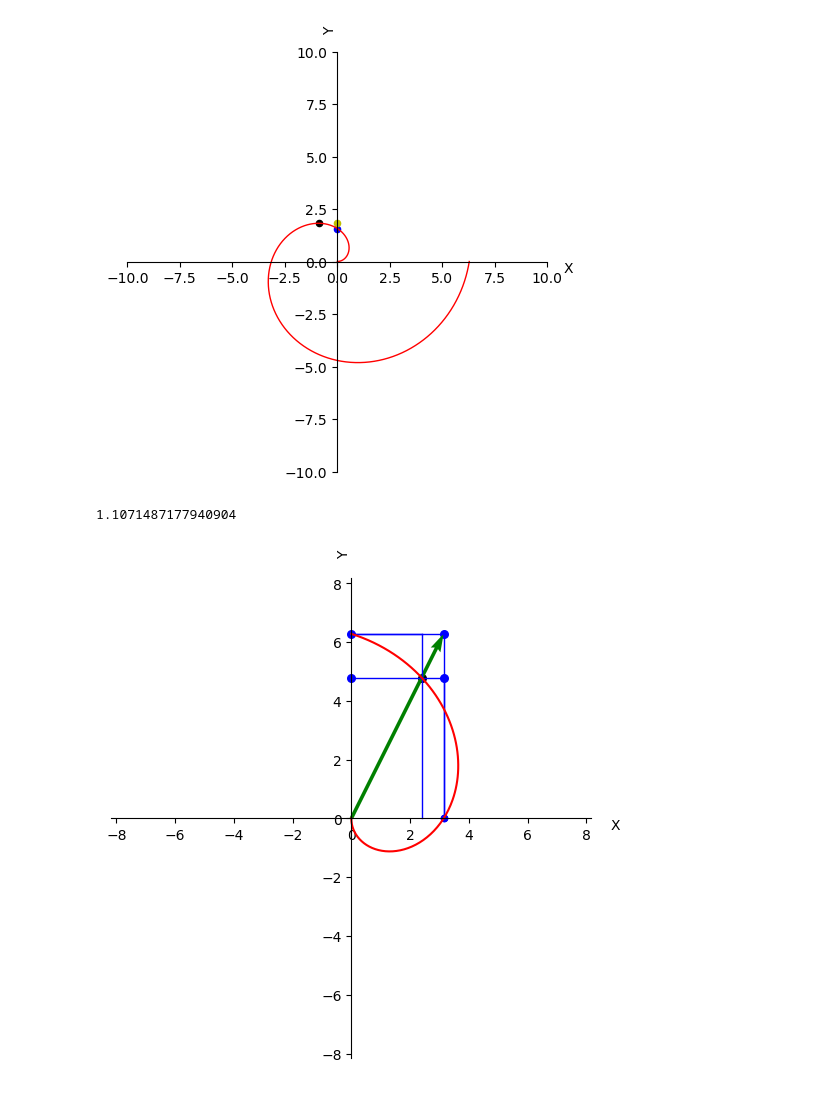
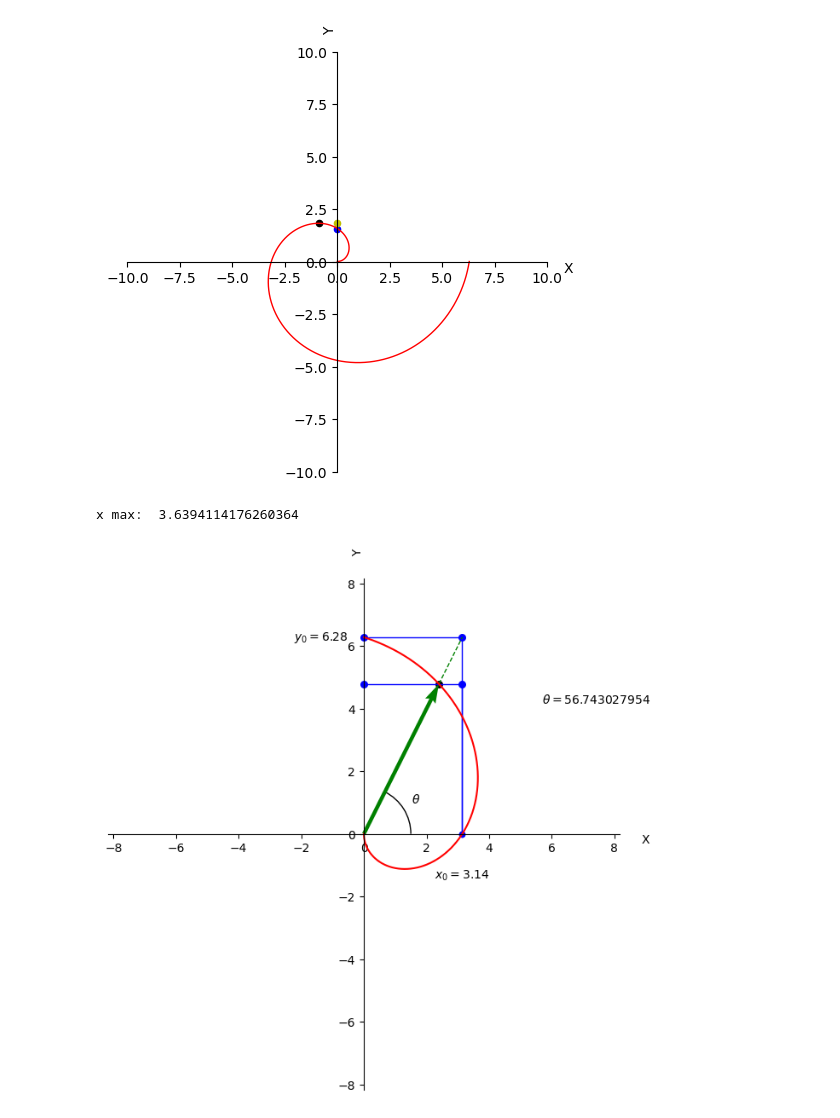
Before and after one commit to Kiril-Lazarov/Intersection-points-between-a-line-and-a-spiral, a Jupyter notebook: Intersection between a line and a spiral.ipynb, the cells around one changed output. Cells and saved outputs as stored; diff of their text form; code cells hidden in the pictures.

```diff
--- a/Intersection between a line and a spiral.ipynb
+++ b/Intersection between a line and a spiral.ipynb
@@ -322,60 +312,92 @@ const_angle:  116.1987329109703
 0.4607040277786828
 [figure]
 # %%
-
-
-
-t  = np.linspace(0, np.pi, 200)
+t  = np.linspace(0, np.pi, 2000)
 v = 2
 w =1
 init_angle = -np.pi/2
-angles = np.linspace(init_angle,init_angle + np.pi, 200 )
+angles = np.linspace(init_angle,init_angle + np.pi, 2000 )
 x = t*v*np.cos(angles)
 y = t * v * np.sin(angles)
 
-f = 8
+f = 10
 y_max = max(y)
 x_max = max(x)
 
 y_axis_limit = 1.3*y_max
 # x_axis_limit = 1.5*x_max
 
 t_90_degree = np.pi/2/w
 x_0 = t_90_degree * v
 
 
-print(np.arctan(y_max/x_0))
+ax = create_field(figsize=(f, f), x_lim=(-y_axis_limit, y_axis_limit), y_lim=(-y_axis_limit, y_axis_limit))
 
 
 
 
-create_field(figsize=(f, f), x_lim=(-y_axis_limit, y_axis_limit), y_lim=(-y_axis_limit, y_axis_limit))
+def draw_all_intersects(x, y, w, init_angle,ax,
+                        include_axis_lines=True,
+                        draw_rad_vec=True,
+                        steps_count=2):
+    if steps_count <2:
+        raise ValueError('Steps count must be greater than one')
+
+    plt.text(x, -1.1, r'$x_0 = {:.2f}$'.format(x), ha='center', va='top', color='black')
+
+    plt.text(-0.5, y, r'$y_0 = {:.2f}$'.format(y), ha='right', va='center', color='black')
+
+
+    for i in range(steps_count):
+
+        rad_vec_angle, rad_vec_t = get_rad_vec_params(x, y, w, init_angle)
+
+        if i == 0 and steps_count ==2:
+
+            arc = Arc((0, 0), 1.5*2, 1.5*2, angle=0, theta1=0, theta2=rad_vec_angle*180/np.pi, edgecolor='black')
+            ax.add_patch(arc)
+
+            plt.text(1.8, 1.1, r'$\theta$', ha='right', va='center', color='black')
+
+        x_spiral_intersect = v * rad_vec_t * np.cos(rad_vec_angle)
+        y_spiral_intersect = v * rad_vec_t * np.sin(rad_vec_angle)
+
+
+            # draw_par_axis_lines(x, y)
 
 
 
-rad_vec_angle, rad_vec_t = get_rad_vec_params(x_0, y_max, w, init_angle)
+#             # draw_par_axis_lines(x, y_spiral_intersect)
+#             # draw_par_axis_lines(x_spiral_intersect, y)
 
-x_spiral_intersect = v * rad_vec_t * np.cos(rad_vec_angle)
-y_spiral_intersect = v * rad_vec_t * np.sin(rad_vec_angle)
+#         # draw_intersects(x, y_spiral_intersect)
+        if include_axis_lines:
+            draw_intersects(x, y)
+            draw_h_line(x, y)
+            draw_v_line(x, y)
 
-draw_par_axis_lines(x_0, y_max)
-draw_intersects(x_0, y_max)
+        # draw_h_line(y,x_spiral_intersect)
+        # draw_v_line(x, y)
 
-draw_par_axis_lines(x_0, y_spiral_intersect)
-draw_par_axis_lines(x_spiral_intersect, y_max)
-
-draw_intersects(x_0, y_spiral_intersect)
+        if i < steps_count-1:
 
 
-plt.scatter(x_spiral_intersect,y_spiral_intersect,c='black',s=30)
+            plt.scatter(x_spiral_intersect,y_spiral_intersect,c='black',s=30)
+
+            if draw_rad_vec:
+                plt.quiver(0,0,x_spiral_intersect,y_spiral_intersect,angles = "xy", scale_units = "xy", scale = 1, linewidth = 0.01,color='green')
+                plt.plot([x_spiral_intersect, x], [y_spiral_intersect, y], color='green', linestyle='dashed', linewidth=1)
+
+        y = y_spiral_intersect
+    last_angle = rad_vec_angle *180/np.pi
+    plt.text(x+6, y_spiral_intersect, r'$\theta = $'f'{last_angle:.9f}'.format(y), ha='right', va='center', color='black')
 
 
-plt.quiver(0,0,x_0,y_max,angles = "xy", scale_units = "xy", scale = 1, linewidth = 0.01,color='green')
-
-
-
+draw_all_intersects(x_0, y_max, w, init_angle,ax, steps_count=2)
 plt.plot(x, y,color='red')
+print('x max: ', x_max)
 plt.show()
+'3.6392487163493437'
 # %% [output]
-1.1071487177940904
+x max:  3.6394114176260364
-[figure, old version]
+[figure, new version]
```
Also changed, not shown: parts of 4 cells of this notebook.
